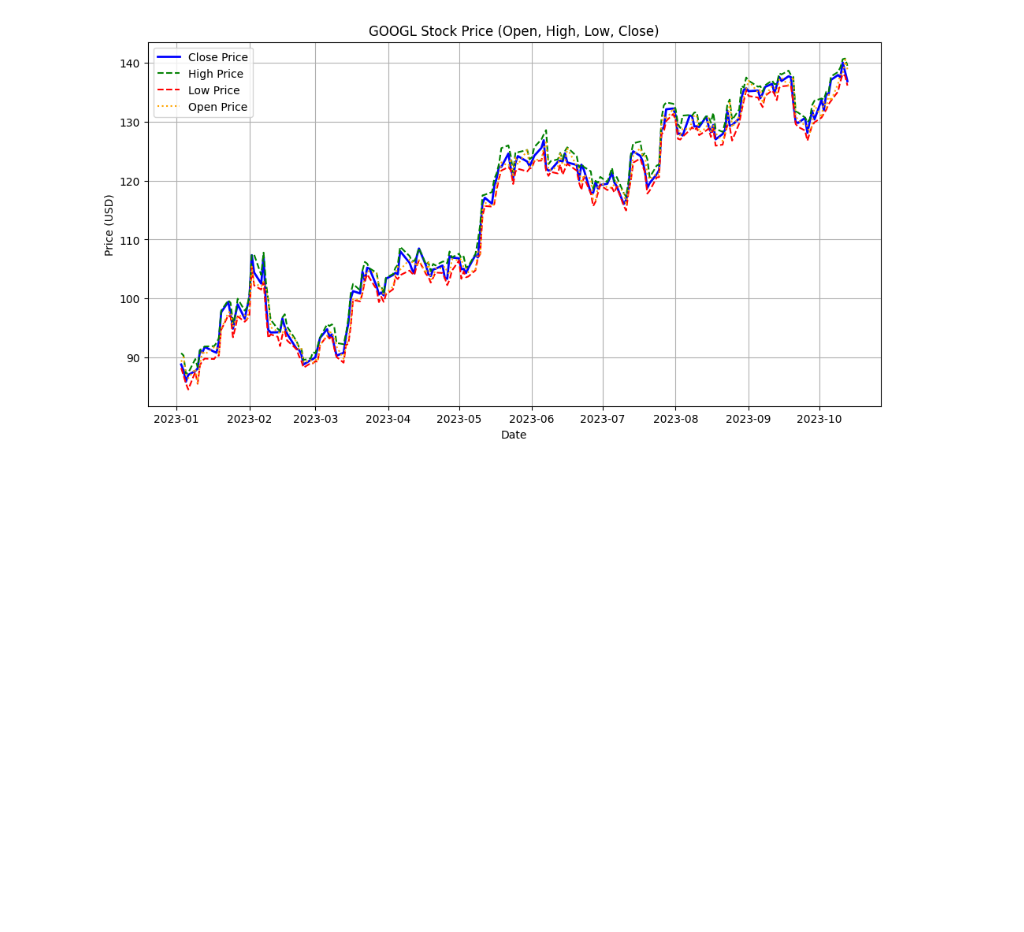
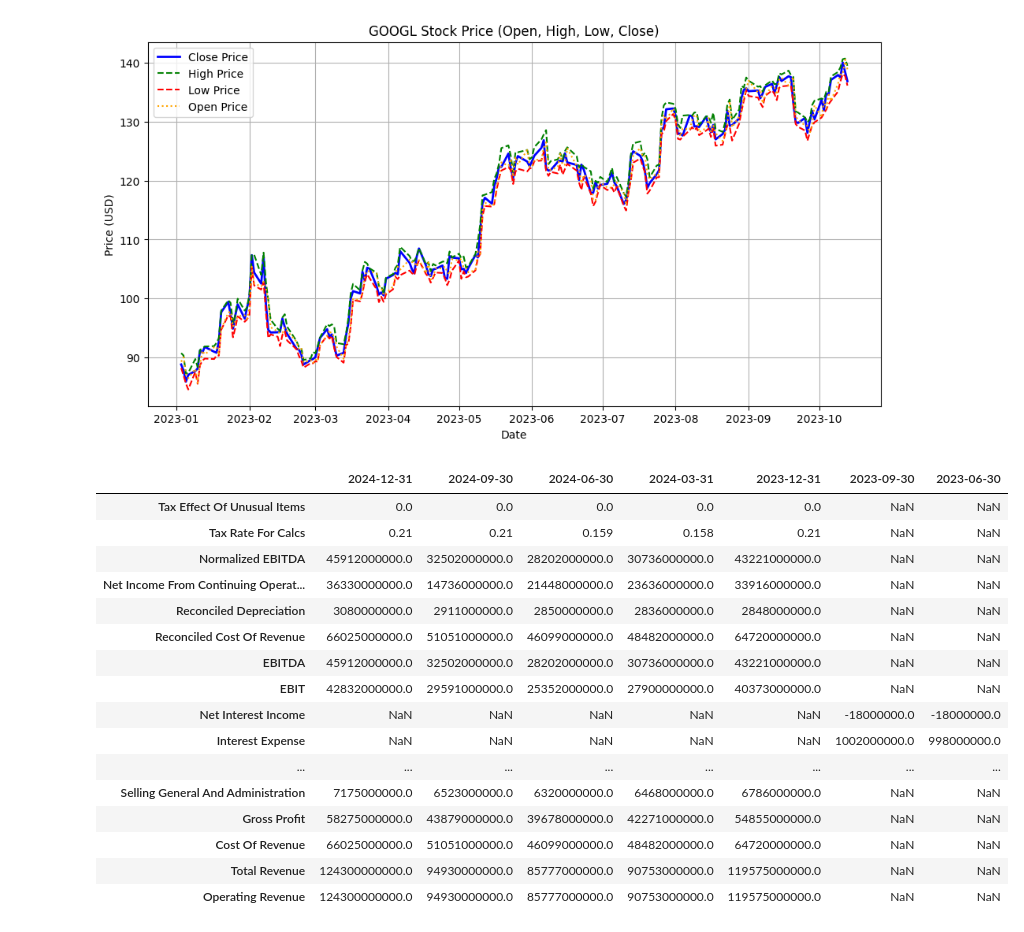
Before and after one commit to sclyde-ai/data_analysis, a Jupyter notebook: test.ipynb, the cells around one changed output. Cells and saved outputs as stored; diff of their text form; code cells hidden in the pictures; blank space fills up the shorter version.

```diff
--- a/stock.ipynb
+++ b/test.ipynb
@@ -178,3 +178,32 @@ for ticker in ticker_symbols:
 [figure]
 [*********************100%***********************]  1 of 1 completed
 [figure]
+# %%
+import yfinance as yf
+
+ticker = yf.Ticker("AAPL")
+history = ticker.history()
+# print("時価総額:", history.get("marketCap"))
+# history.get("marketCap")
+# print(type(history))
+# history
+ticker.quarterly_income_stmt
+# total_shares = ticker.quarterly_income_stmt[date]['Basic Average Shares']
+# %% [output]
+|  | 2024-12-31 | 2024-09-30 | 2024-06-30 | 2024-03-31 | 2023-12-31 | 2023-09-30 | 2023-06-30 |
+| Tax Effect Of Unusual Items | 0.0 | 0.0 | 0.0 | 0.0 | 0.0 | NaN | NaN |
+| Tax Rate For Calcs | 0.21 | 0.21 | 0.159 | 0.158 | 0.21 | NaN | NaN |
+| Normalized EBITDA | 45912000000.0 | 32502000000.0 | 28202000000.0 | 30736000000.0 | 43221000000.0 | NaN | NaN |
+| Net Income From Continuing Operat... | 36330000000.0 | 14736000000.0 | 21448000000.0 | 23636000000.0 | 33916000000.0 | NaN | NaN |
+| Reconciled Depreciation | 3080000000.0 | 2911000000.0 | 2850000000.0 | 2836000000.0 | 2848000000.0 | NaN | NaN |
+| Reconciled Cost Of Revenue | 66025000000.0 | 51051000000.0 | 46099000000.0 | 48482000000.0 | 64720000000.0 | NaN | NaN |
+| EBITDA | 45912000000.0 | 32502000000.0 | 28202000000.0 | 30736000000.0 | 43221000000.0 | NaN | NaN |
+| EBIT | 42832000000.0 | 29591000000.0 | 25352000000.0 | 27900000000.0 | 40373000000.0 | NaN | NaN |
+| Net Interest Income | NaN | NaN | NaN | NaN | NaN | -18000000.0 | -18000000.0 |
+| Interest Expense | NaN | NaN | NaN | NaN | NaN | 1002000000.0 | 998000000.0 |
+| ... | ... | ... | ... | ... | ... | ... | ... |
+| Selling General And Administration | 7175000000.0 | 6523000000.0 | 6320000000.0 | 6468000000.0 | 6786000000.0 | NaN | NaN |
+| Gross Profit | 58275000000.0 | 43879000000.0 | 39678000000.0 | 42271000000.0 | 54855000000.0 | NaN | NaN |
+| Cost Of Revenue | 66025000000.0 | 51051000000.0 | 46099000000.0 | 48482000000.0 | 64720000000.0 | NaN | NaN |
+| Total Revenue | 124300000000.0 | 94930000000.0 | 85777000000.0 | 90753000000.0 | 119575000000.0 | NaN | NaN |
+| Operating Revenue | 124300000000.0 | 94930000000.0 | 85777000000.0 | 90753000000.0 | 119575000000.0 | NaN | NaN |
```
Also changed, not shown: 1 other file.
